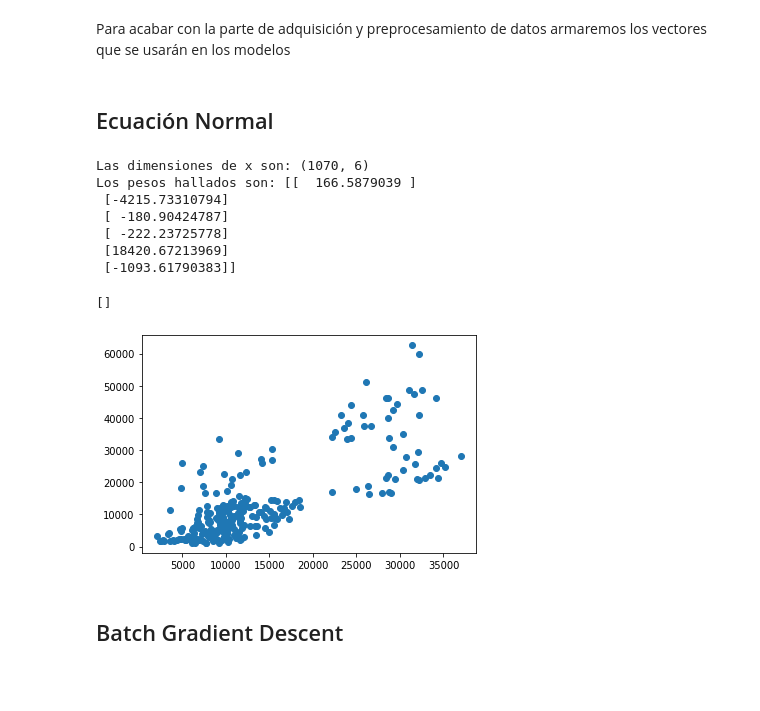
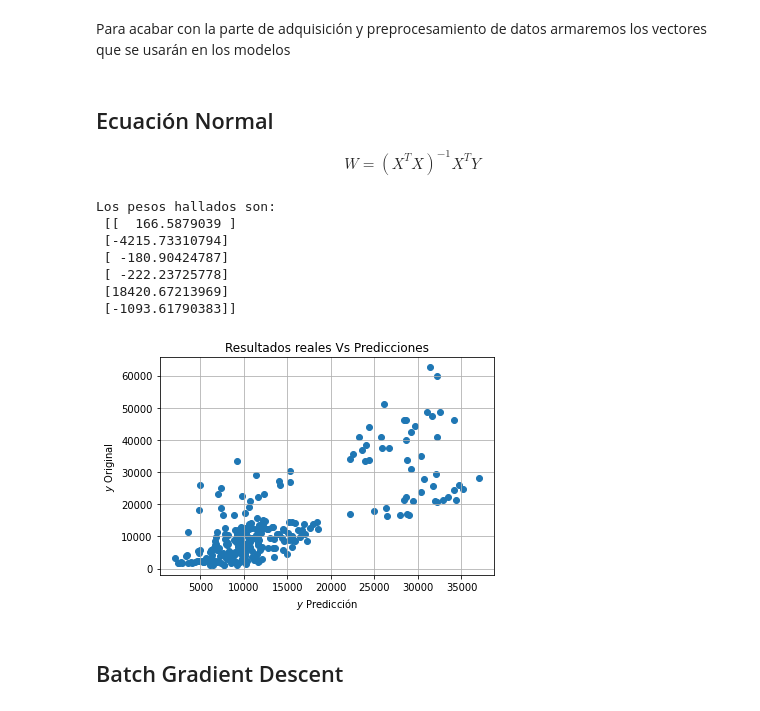
Before and after one commit to MDG99/Algoritmos-de-regresi-n, a Jupyter notebook: Estimación de un seguro.ipynb, the cells around one changed output. Drawn from its saved outputs; the diff is of its cells as text; code cells hidden in the pictures; blank space fills up the shorter version.

```diff
--- a/Estimación de un seguro.ipynb
+++ b/Estimación de un seguro.ipynb
@@ -94,15 +95,15 @@ test = 0.20
 x_train, x_test, y_train, y_test = train_test_split(x, y, test_size=test, random_state=seed)
 # %% [markdown]
 ## Ecuación Normal
+<center> $W = (X^TX)^{-1}X^TY$
 # %%
 #Entrenando
 w = np.linalg.inv(x_train.T @ x_train) @ x_train.T @ y_train
 
-print(f"Las dimensiones de x son: {np.shape(x_train)}")
-print(f"Los pesos hallados son: {w}")
+print(f"Los pesos hallados son:\n {w}")
 # %% [output]
-Las dimensiones de x son: (1070, 6)
-Los pesos hallados son: [[  166.5879039 ]
+Los pesos hallados son:
+ [[  166.5879039 ]
  [-4215.73310794]
  [ -180.90424787]
  [ -222.23725778]
@@ -110,11 +111,15 @@ Los pesos hallados son: [[  166.5879039 ]
  [-1093.61790383]]
 # %%
 y_pred = x_test @ w
+
 plt.scatter(y_pred, y_test)
-plt.plot()
+plt.ylabel('$y$ Original')
+plt.xlabel('$y$ Predicción')
+plt.title('Resultados reales Vs Predicciones')
+plt.grid(True)
+plt.show()
 # %% [output]
-[]
-[figure, old version]
+[figure, new version]
 # %% [markdown]
 ## Batch Gradient Descent
 # %% [markdown]
```
Also changed, not shown: parts of 15 cells of this notebook, 1 other file.
